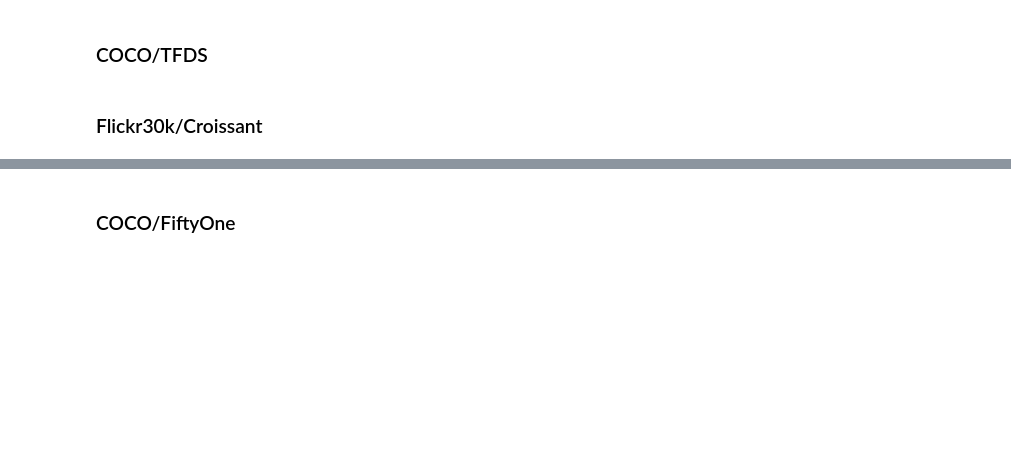
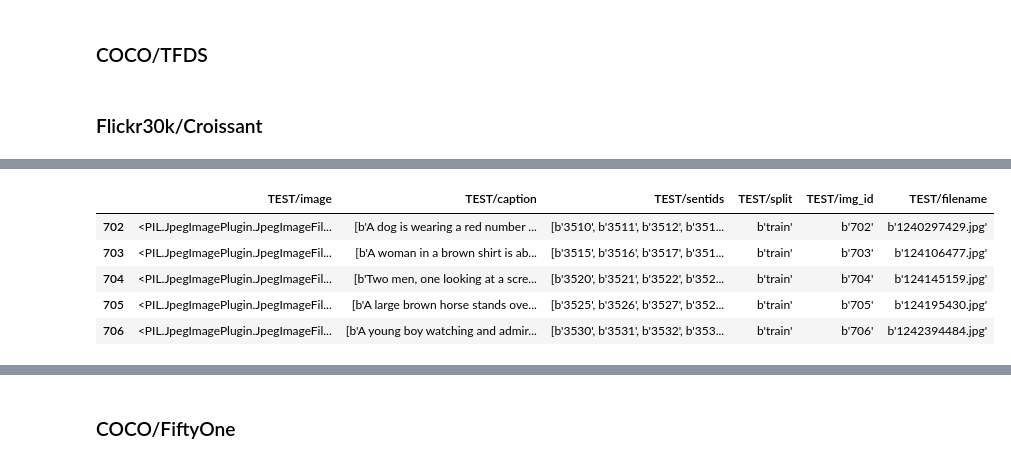
Before and after one commit to julietlawton/image-captioning, a Jupyter notebook: image_captioning.ipynb, the cells around one changed output, grey strips where cells are left out. Drawn from its saved outputs; the diff is of its cells as text; code cells hidden in the pictures; blank space fills up the shorter version.

```diff
--- a/image_captioning.ipynb
+++ b/image_captioning.ipynb
@@ -135,7 +231,14 @@ low = idx * bs
 high = min(low + bs, len(train_df))
 batch = train_df[low:high]
 # %%
-batch
+batch.head()
+# %% [output]
+|  | TEST/image | TEST/caption | TEST/sentids | TEST/split | TEST/img_id | TEST/filename |
+| 702 | <PIL.JpegImagePlugin.JpegImageFil... | [b'A dog is wearing a red number ... | [b'3510', b'3511', b'3512', b'351... | b'train' | b'702' | b'1240297429.jpg' |
+| 703 | <PIL.JpegImagePlugin.JpegImageFil... | [b'A woman in a brown shirt is ab... | [b'3515', b'3516', b'3517', b'351... | b'train' | b'703' | b'124106477.jpg' |
+| 704 | <PIL.JpegImagePlugin.JpegImageFil... | [b'Two men, one looking at a scre... | [b'3520', b'3521', b'3522', b'352... | b'train' | b'704' | b'124145159.jpg' |
+| 705 | <PIL.JpegImagePlugin.JpegImageFil... | [b'A large brown horse stands ove... | [b'3525', b'3526', b'3527', b'352... | b'train' | b'705' | b'124195430.jpg' |
+| 706 | <PIL.JpegImagePlugin.JpegImageFil... | [b'A young boy watching and admir... | [b'3530', b'3531', b'3532', b'353... | b'train' | b'706' | b'1242394484.jpg' |
 # %%
 class CroissantDataGenerator(tf.keras.utils.Sequence):
   def __init__(self, df, im_width, im_height, batch_size=32, shuffle=True):
```
Also changed, not shown: parts of 14 cells of this notebook.
